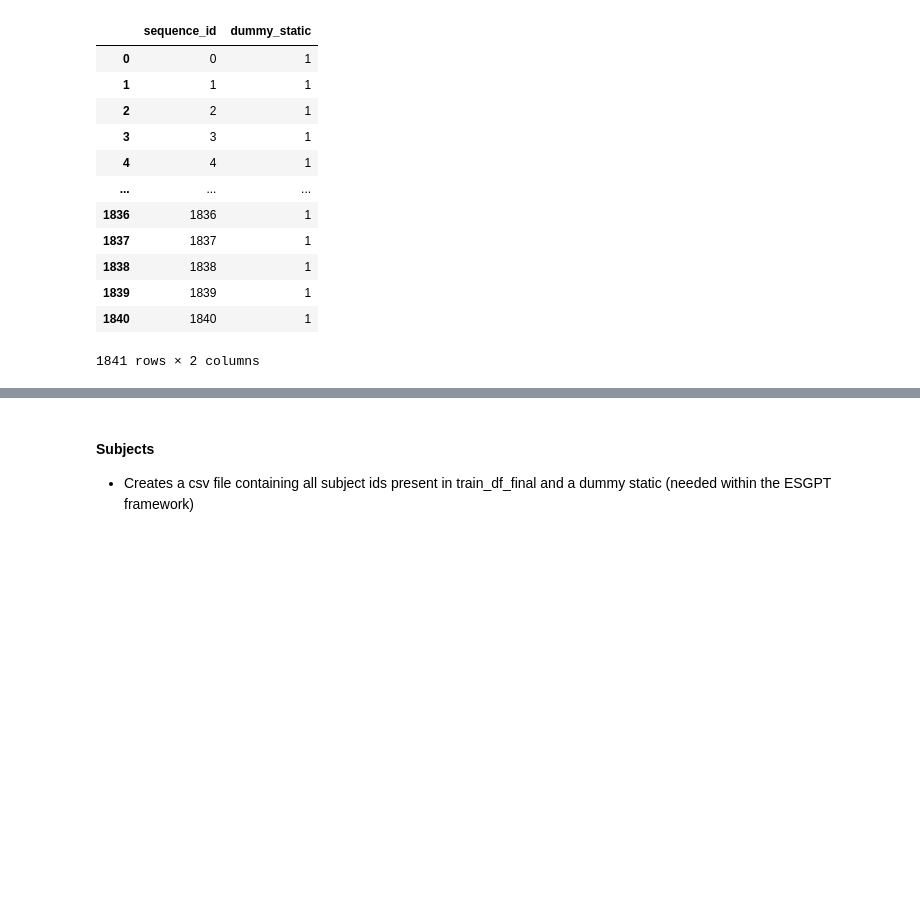
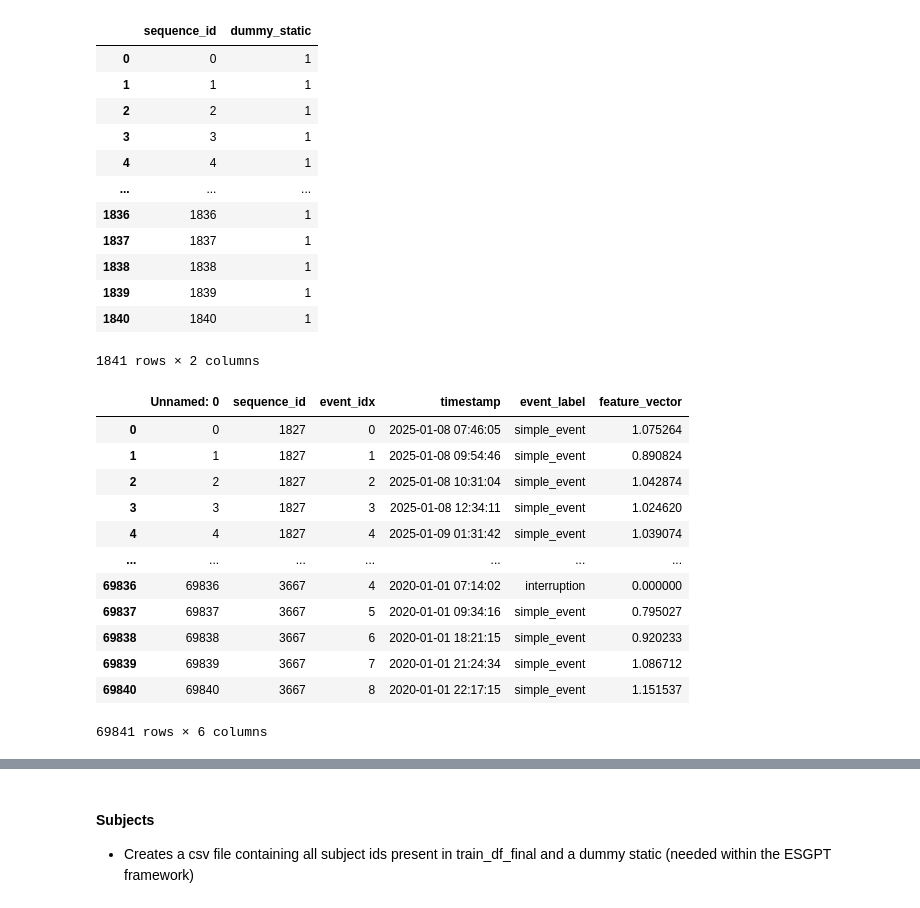
Before and after one commit to filipols/Master-thesis, a Jupyter notebook: notebooks/load_datasets.ipynb, the cells around one changed output, grey strips where cells are left out. Drawn from its saved outputs; the diff is of its cells as text; code cells hidden in the pictures; blank space fills up the shorter version.

Commit message:
creeated csv files to use fore mega dataset

```diff
--- a/notebooks/load_datasets.ipynb
+++ b/notebooks/load_datasets.ipynb
@@ -781,3 +781,20 @@ simple_subjects
 # %%
 simple_train_df_long.to_csv('/home/filip-marcus/preprocessed_data/synthetic/pretrain/synthetic_dataset_2.csv', index=False)
 simple_subjects.to_csv('/home/filip-marcus/preprocessed_data/synthetic/pretrain/synthetic_subjects_2.csv', index=False)
+# %%
+dataset_2 = pd.read_csv('/home/filip-marcus/preprocessed_data/synthetic/pretrain/synthetic_dataset_2.csv')
+dataset_2
+# %% [output]
+|  | Unnamed: 0 | sequence_id | event_idx | timestamp | event_label | feature_vector |
+| 0 | 0 | 1827 | 0 | 2025-01-08 07:46:05 | simple_event | 1.075264 |
+| 1 | 1 | 1827 | 1 | 2025-01-08 09:54:46 | simple_event | 0.890824 |
+| 2 | 2 | 1827 | 2 | 2025-01-08 10:31:04 | simple_event | 1.042874 |
+| 3 | 3 | 1827 | 3 | 2025-01-08 12:34:11 | simple_event | 1.024620 |
+| 4 | 4 | 1827 | 4 | 2025-01-09 01:31:42 | simple_event | 1.039074 |
+| ... | ... | ... | ... | ... | ... | ... |
+| 69836 | 69836 | 3667 | 4 | 2020-01-01 07:14:02 | interruption | 0.000000 |
+| 69837 | 69837 | 3667 | 5 | 2020-01-01 09:34:16 | simple_event | 0.795027 |
+| 69838 | 69838 | 3667 | 6 | 2020-01-01 18:21:15 | simple_event | 0.920233 |
+| 69839 | 69839 | 3667 | 7 | 2020-01-01 21:24:34 | simple_event | 1.086712 |
+| 69840 | 69840 | 3667 | 8 | 2020-01-01 22:17:15 | simple_event | 1.151537 |
+69841 rows × 6 columns
```
Also changed, not shown: parts of 2 cells of this notebook.
